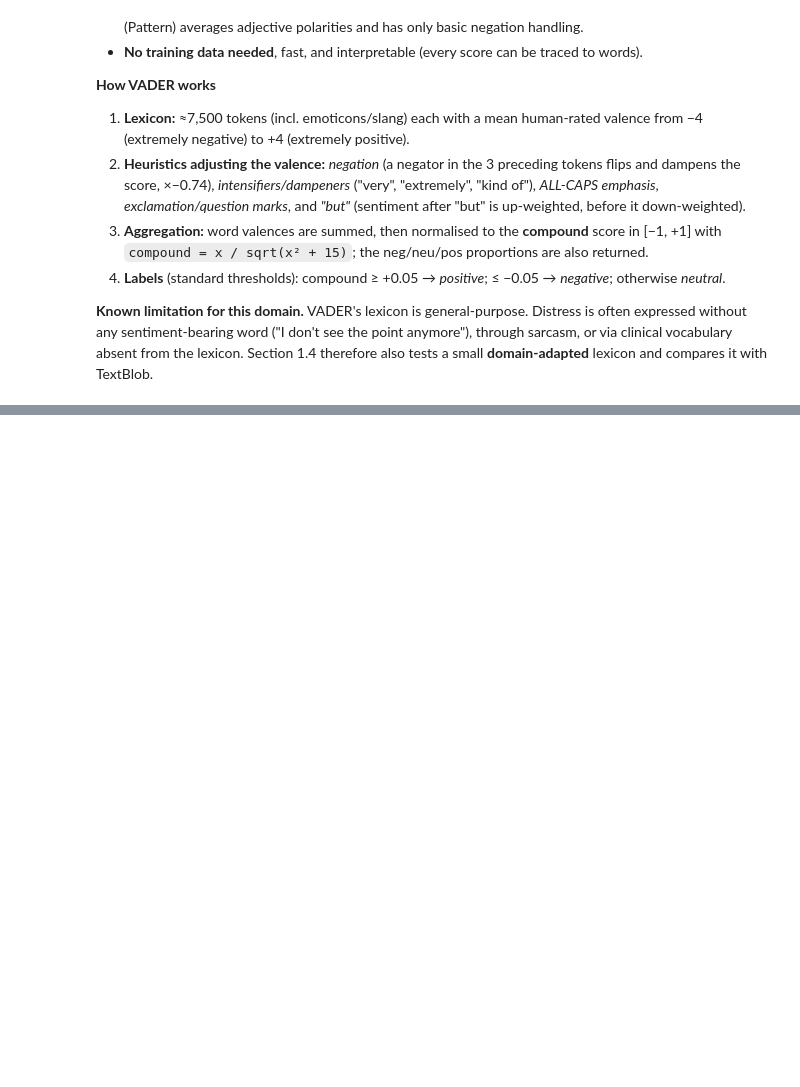
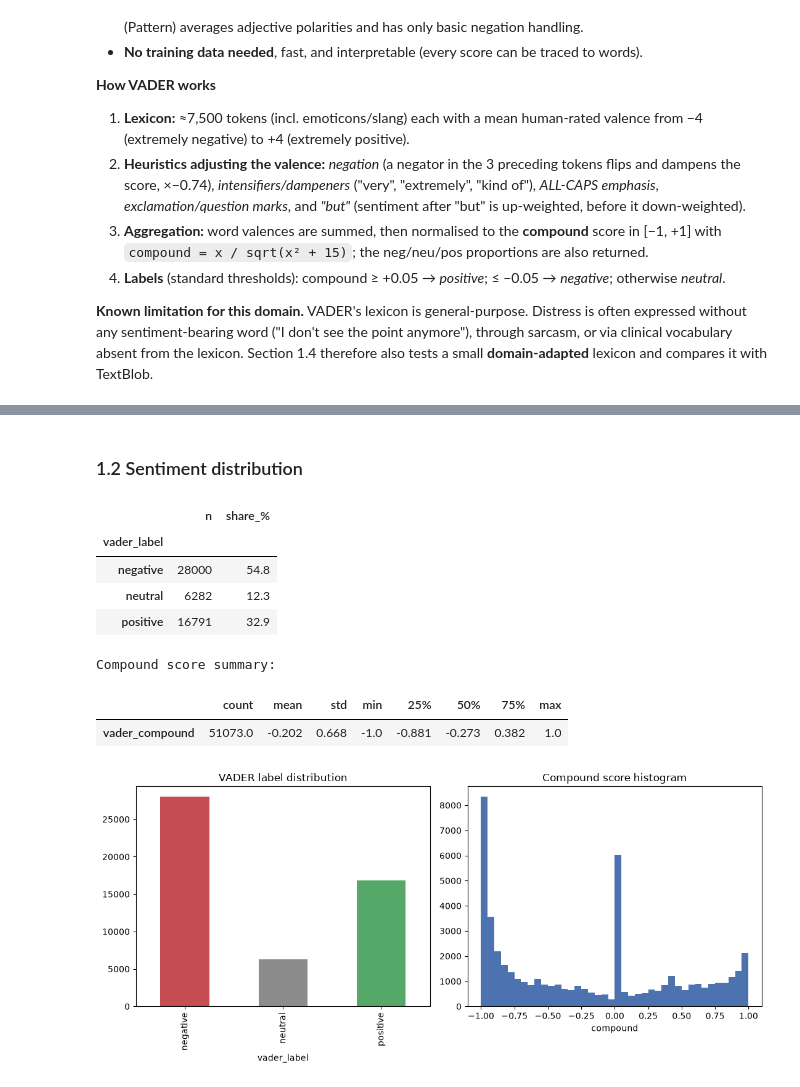
Before and after one commit to Jero2110/NLP_Phase03, a Jupyter notebook: analysis/Phase03_JeronimoRamos.ipynb, the cells around one changed output, grey strips where cells are left out. Cells and saved outputs as stored; diff of their text form; code cells hidden in the pictures; blank space fills up the shorter version.

```diff
--- a/analysis/Phase03_JeronimoRamos.ipynb
+++ b/analysis/Phase03_JeronimoRamos.ipynb
@@ -83,6 +97,7 @@ import numpy as np
 import pandas as pd
 import matplotlib.pyplot as plt
 from IPython.display import display
+from pathlib import Path
 
 from vaderSentiment.vaderSentiment import SentimentIntensityAnalyzer
 from textblob import TextBlob
@@ -104,7 +119,13 @@ warnings.filterwarnings("ignore")
 RANDOM_STATE = 42
 rng = np.random.RandomState(RANDOM_STATE)
 
-DATA_PATH = "mental_health.csv"   # <-- path to your local copy (Kaggle: 'Combined Data.csv')
+# 1. We look out for the path where the notebook is saved
+actual_folder = Path('.').resolve()
+
+# 2. We go one folder up
+upper_folder = actual_folder.parent
+
+DATA_PATH = upper_folder / 'data/Annex 2 - Combined Data.csv'
 TARGET = "status"                  # label used as ground truth in Stages 2-3
 N_LABELED_POOL = 3000              # size of the small randomly-selected subset (train + gold test)
 GOLD_TEST_FRACTION = 0.30          # share of that subset reserved as the gold-standard test set
@@ -176,0 +233,22 @@ df[["statement", "status", "vader_compound", "vader_label"]].head(5).assign(
+# %% [markdown]
+### 1.2 Sentiment distribution
+# %%
+order = ["negative", "neutral", "positive"]
+dist = df["vader_label"].value_counts().reindex(order)
+display(pd.DataFrame({"n": dist, "share_%": (100 * dist / len(df)).round(1)}))
+print("Compound score summary:"); display(df["vader_compound"].describe().round(3).to_frame().T)
+
+fig, ax = plt.subplots(1, 2, figsize=(11, 5))
+dist.plot.bar(ax=ax[0], color=["#C44E52", "#8C8C8C", "#55A868"], title="VADER label distribution")
+ax[1].hist(df["vader_compound"], bins=40, color="#4C72B0"); ax[1].set_title("Compound score histogram")
+ax[1].set_xlabel("compound"); plt.tight_layout(); plt.show()
+# %% [output]
+|  | n | share_% |
+| vader_label |  |  |
+| negative | 28000 | 54.8 |
+| neutral | 6282 | 12.3 |
+| positive | 16791 | 32.9 |
+Compound score summary:
+|  | count | mean | std | min | 25% | 50% | 75% | max |
+| vader_compound | 51073.0 | -0.202 | 0.668 | -1.0 | -0.881 | -0.273 | 0.382 | 1.0 |
+[figure, added]
```
Also changed, not shown: parts of 27 cells of this notebook, 1 other file.
